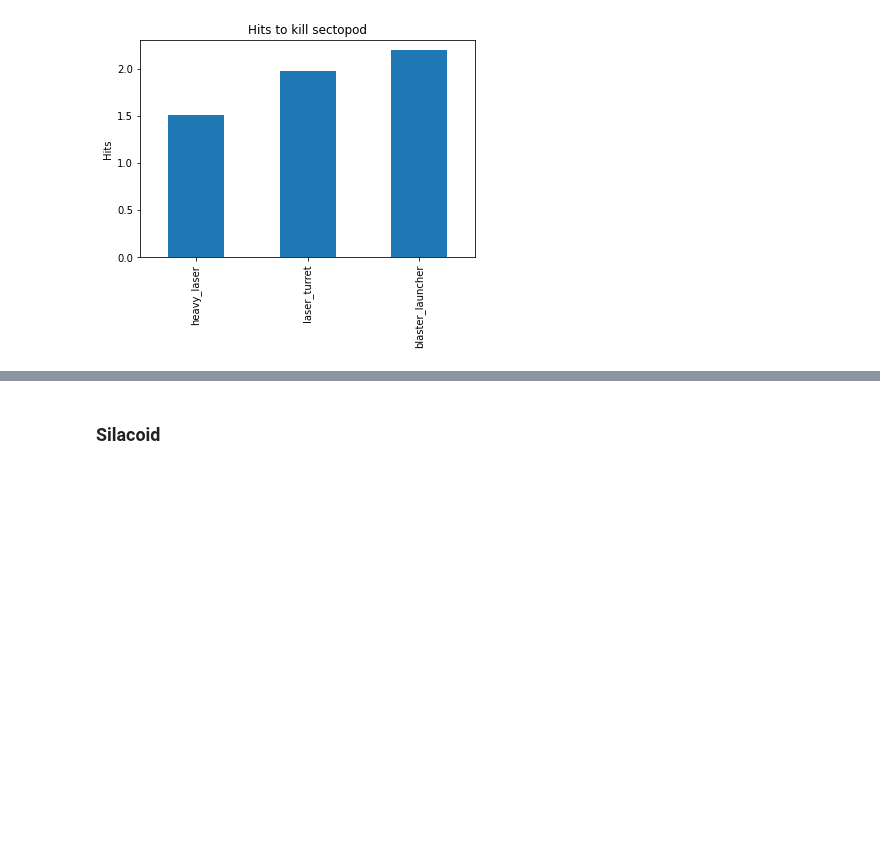
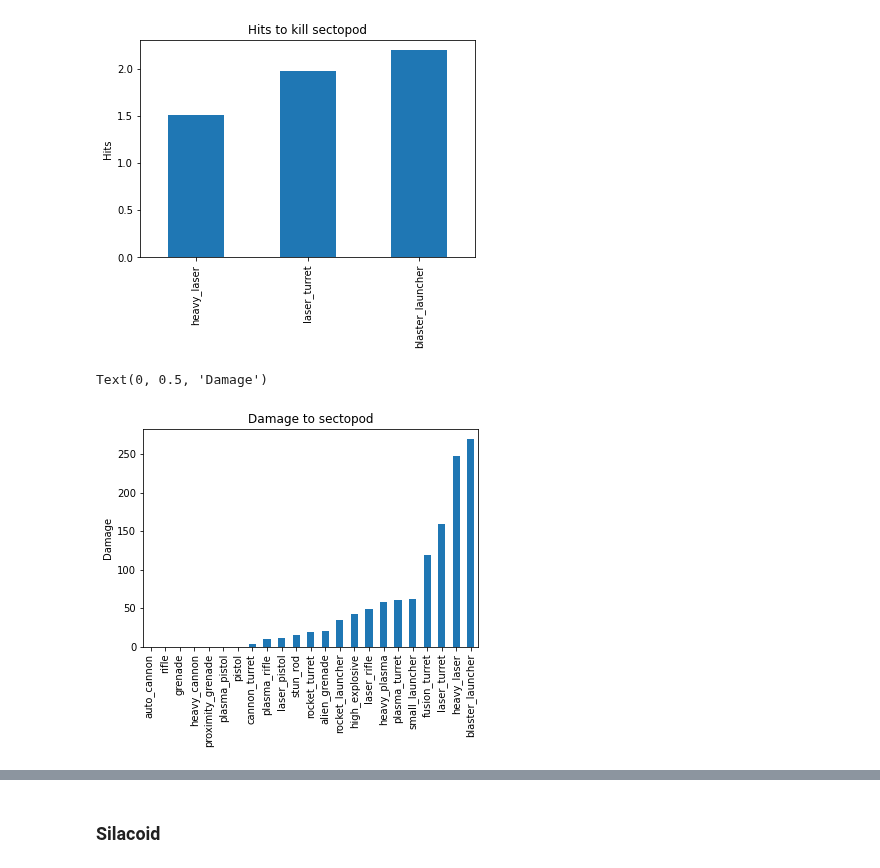
Before and after one commit to Bernardo-MG/xcom-analysis-jupyter-notebook, a Jupyter notebook: enemy_unknown/enemy_survivability.ipynb, the cells around one changed output, grey strips where cells are left out. Drawn from its saved outputs; the diff is of its cells as text; code cells hidden in the pictures; blank space fills up the shorter version.

Commit message:
Using crits to calculate damage to hardest enemies

```diff
--- a/enemy_unknown/enemy_survivability.ipynb
+++ b/enemy_unknown/enemy_survivability.ipynb
@@ -416,3 +416,17 @@ ax.set_ylabel("Hits")
 # %% [output]
 Text(0, 0.5, 'Hits')
 [figure]
+# %%
+weapon_damages_graph = weapon_data_aliens[weapon_data_aliens["alien"].str.contains("Sectopod")]
+weapon_damages_graph = weapon_damages_graph.groupby(["weapon"]).mean()
+weapon_damages_graph = weapon_damages_graph[["penetrating_damage_crit_expected"]]
+weapon_damages_graph = weapon_damages_graph.rename(columns={"penetrating_damage_crit_expected": "damage"})
+weapon_damages_graph = weapon_damages_graph * 2
+weapon_damages_graph = weapon_damages_graph.sort_values(by=["damage"])
+# %%
+ax = weapon_damages_graph.plot.bar(title="Damage to sectopod", legend=False)
+ax.xaxis.get_label().set_visible(False)
+ax.set_ylabel("Damage")
+# %% [output]
+Text(0, 0.5, 'Damage')
+[figure, added]
```
Also changed, not shown: parts of 5 cells of this notebook, 1 other file.
